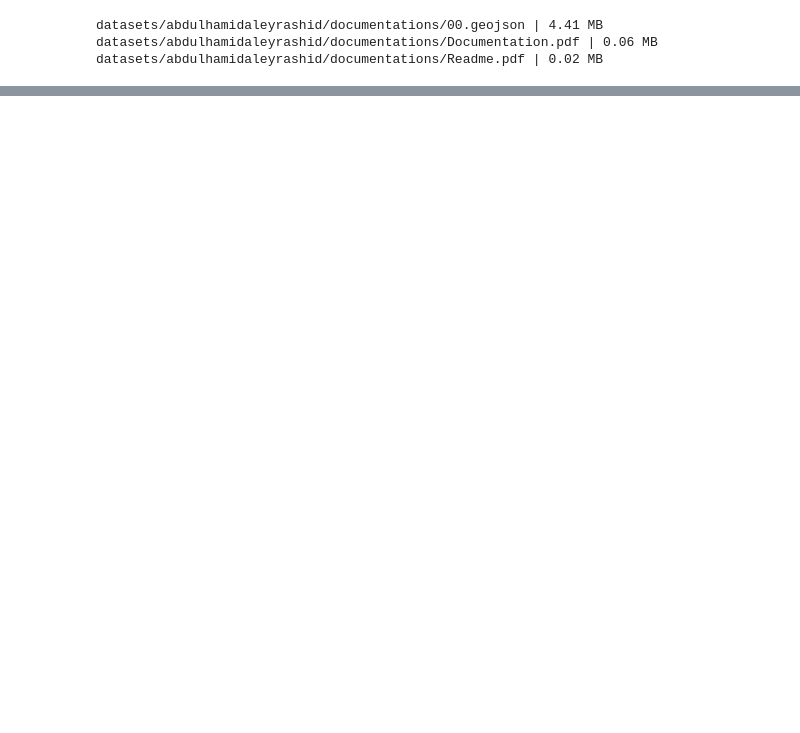
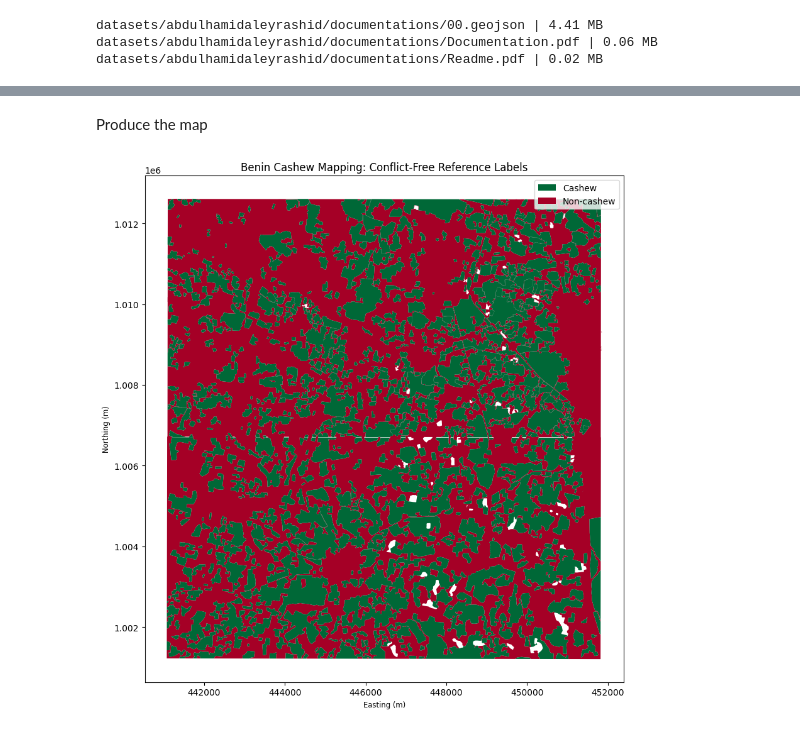
Before and after one commit to AlleyAbility/cashew-plantation-mapping, a Jupyter notebook: notebooks/01_data_exploration.ipynb, the cells around one changed output, grey strips where cells are left out. Saved outputs shown, nothing was run; the diff lists cells and outputs as text; code cells hidden in the pictures; blank space fills up the shorter version.

```diff
--- a/notebooks/01_data_exploration.ipynb
+++ b/notebooks/01_data_exploration.ipynb
@@ -62,0 +597,32 @@ Columns: ['OBJECTID', 'class', 'Shape_Leng', 'Shape_Area', 'class_name', 'geomet
+# %% [markdown]
+Produce the map
+# %%
+
+from matplotlib.patches import Patch
+
+fig, ax = plt.subplots(figsize=(11, 9))
+
+clean_labels.plot(
+    column="target",
+    categorical=True,
+    cmap="RdYlGn",
+    linewidth=0,
+    ax=ax,
+    legend=False
+)
+
+ax.set_title(
+    "Benin Cashew Mapping: Conflict-Free Reference Labels"
+)
+ax.set_xlabel("Easting (m)")
+ax.set_ylabel("Northing (m)")
+
+ax.legend(handles=[
+    Patch(facecolor="#006837", label="Cashew"),
+    Patch(facecolor="#a50026", label="Non-cashew")
+])
+
+plt.tight_layout()
+plt.show()
+# %% [output]
+[figure, added]
```
Also changed, not shown: parts of 22 cells of this notebook.
